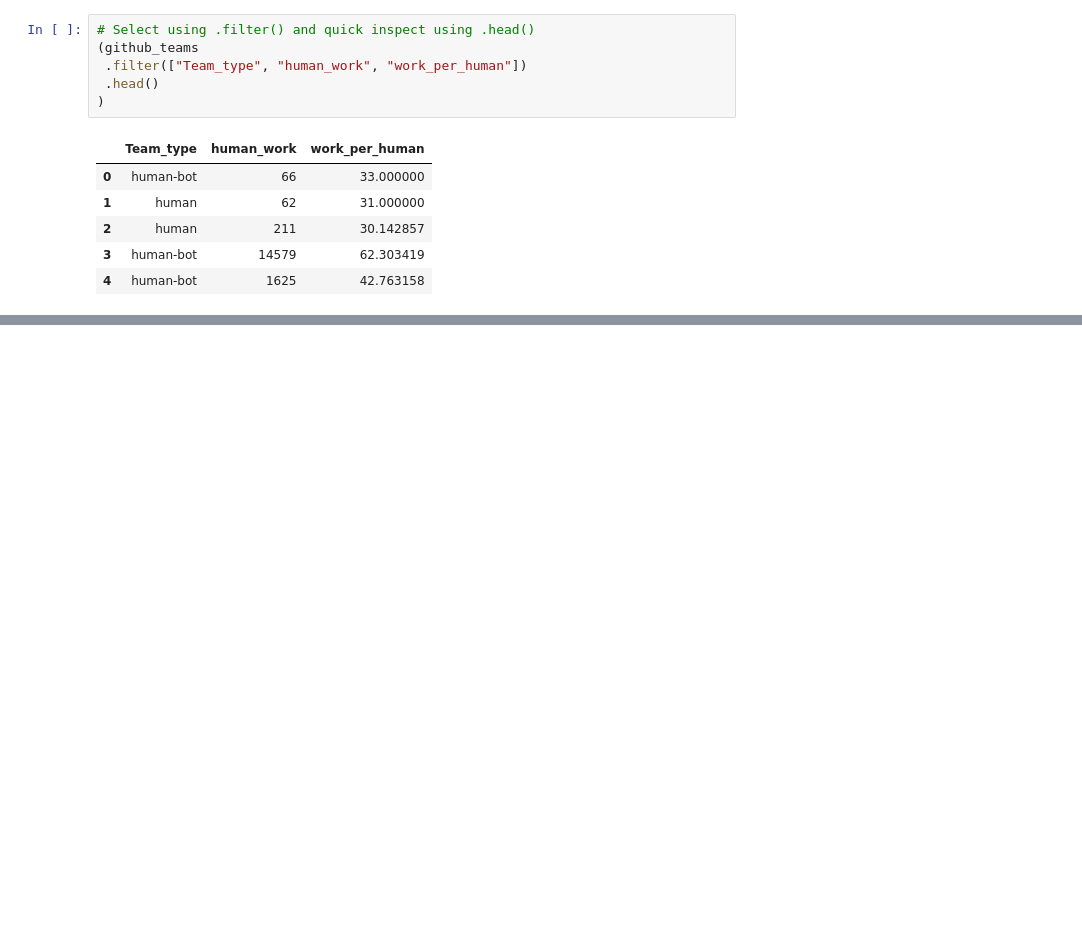
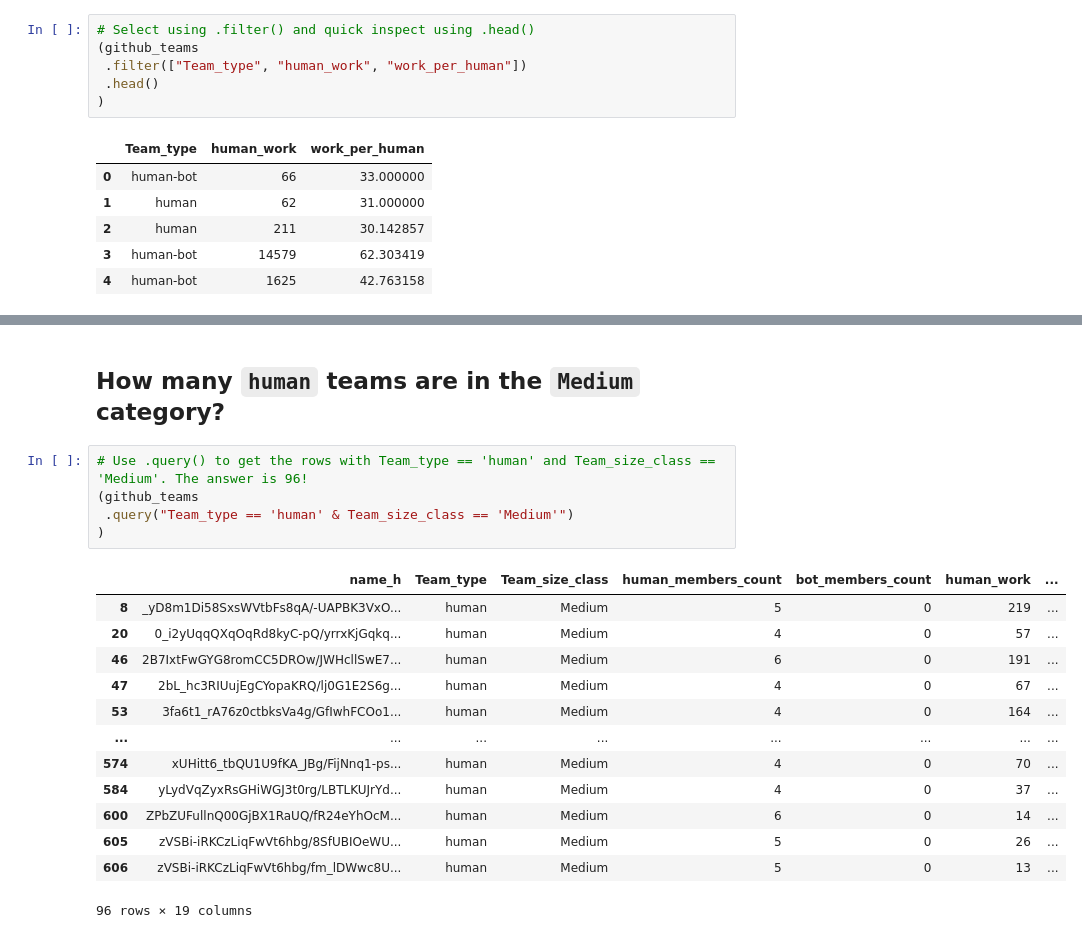
Before and after one commit to TheUltimateFishstick/week8labs, a Jupyter notebook: 08_Instructor_Lab_Morgan.ipynb, the cells around one changed output, grey strips where cells are left out. Cells and saved outputs as stored; diff of their text form; blank space fills up the shorter version.

```diff
--- a/08_Instructor_Lab_Morgan.ipynb
+++ b/08_Instructor_Lab_Morgan.ipynb
@@ -88,0 +158,21 @@ github_teams.sort_values(by = ["Team_size_class", "human_work", "work_per_human"
+# %% [markdown]
+## How many `human` teams are in the `Medium` category?
+# %%
+# Use .query() to get the rows with Team_type == 'human' and Team_size_class == 'Medium'. The answer is 96!
+(github_teams
+ .query("Team_type == 'human' & Team_size_class == 'Medium'")
+)
+# %% [output]
+|  | name_h | Team_type | Team_size_class | human_members_count | bot_members_count | human_work | ... |
+| 8 | _yD8m1Di58SxsWVtbFs8qA/-UAPBK3VxO... | human | Medium | 5 | 0 | 219 | ... |
+| 20 | 0_i2yUqqQXqOqRd8kyC-pQ/yrrxKjGqkq... | human | Medium | 4 | 0 | 57 | ... |
+| 46 | 2B7IxtFwGYG8romCC5DROw/JWHcllSwE7... | human | Medium | 6 | 0 | 191 | ... |
+| 47 | 2bL_hc3RIUujEgCYopaKRQ/lj0G1E2S6g... | human | Medium | 4 | 0 | 67 | ... |
+| 53 | 3fa6t1_rA76z0ctbksVa4g/GfIwhFCOo1... | human | Medium | 4 | 0 | 164 | ... |
+| ... | ... | ... | ... | ... | ... | ... | ... |
+| 574 | xUHitt6_tbQU1U9fKA_JBg/FijNnq1-ps... | human | Medium | 4 | 0 | 70 | ... |
+| 584 | yLydVqZyxRsGHiWGJ3t0rg/LBTLKUJrYd... | human | Medium | 4 | 0 | 37 | ... |
+| 600 | ZPbZUFullnQ00GjBX1RaUQ/fR24eYhOcM... | human | Medium | 6 | 0 | 14 | ... |
+| 605 | zVSBi-iRKCzLiqFwVt6hbg/8SfUBIOeWU... | human | Medium | 5 | 0 | 26 | ... |
+| 606 | zVSBi-iRKCzLiqFwVt6hbg/fm_lDWwc8U... | human | Medium | 5 | 0 | 13 | ... |
+96 rows × 19 columns
```
Also changed, not shown: parts of 25 cells of this notebook.
